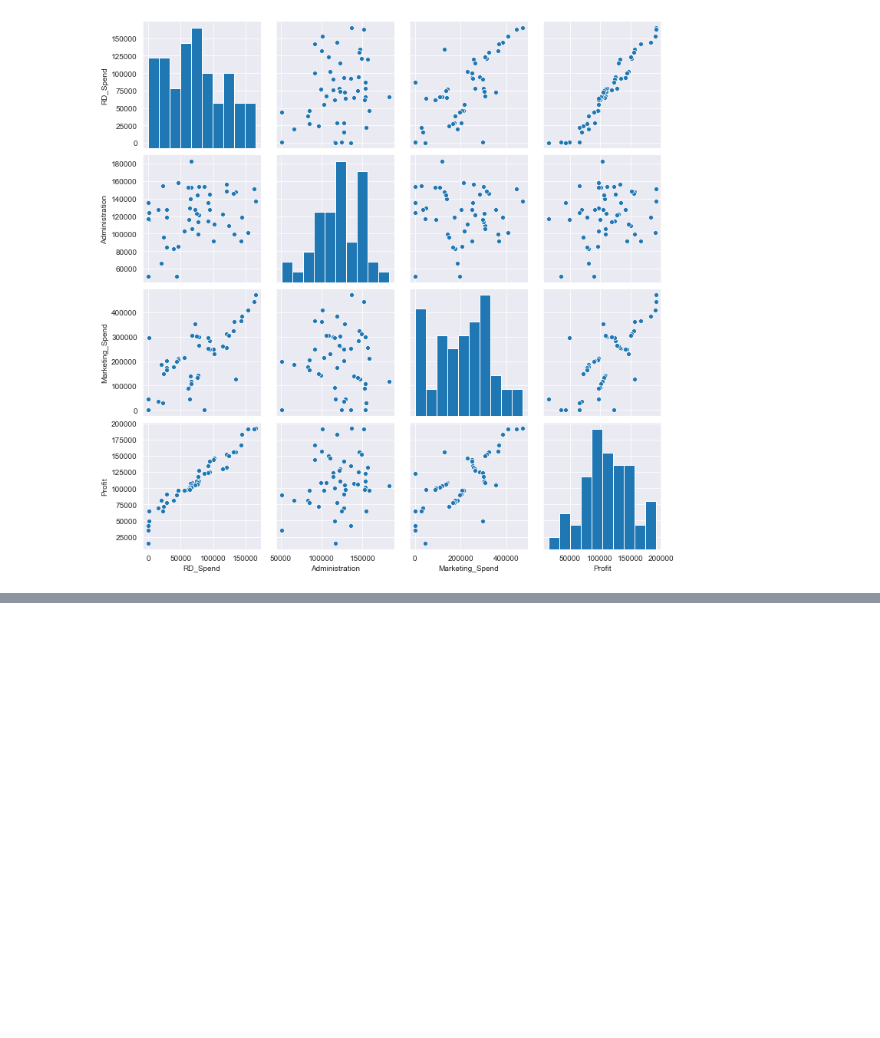
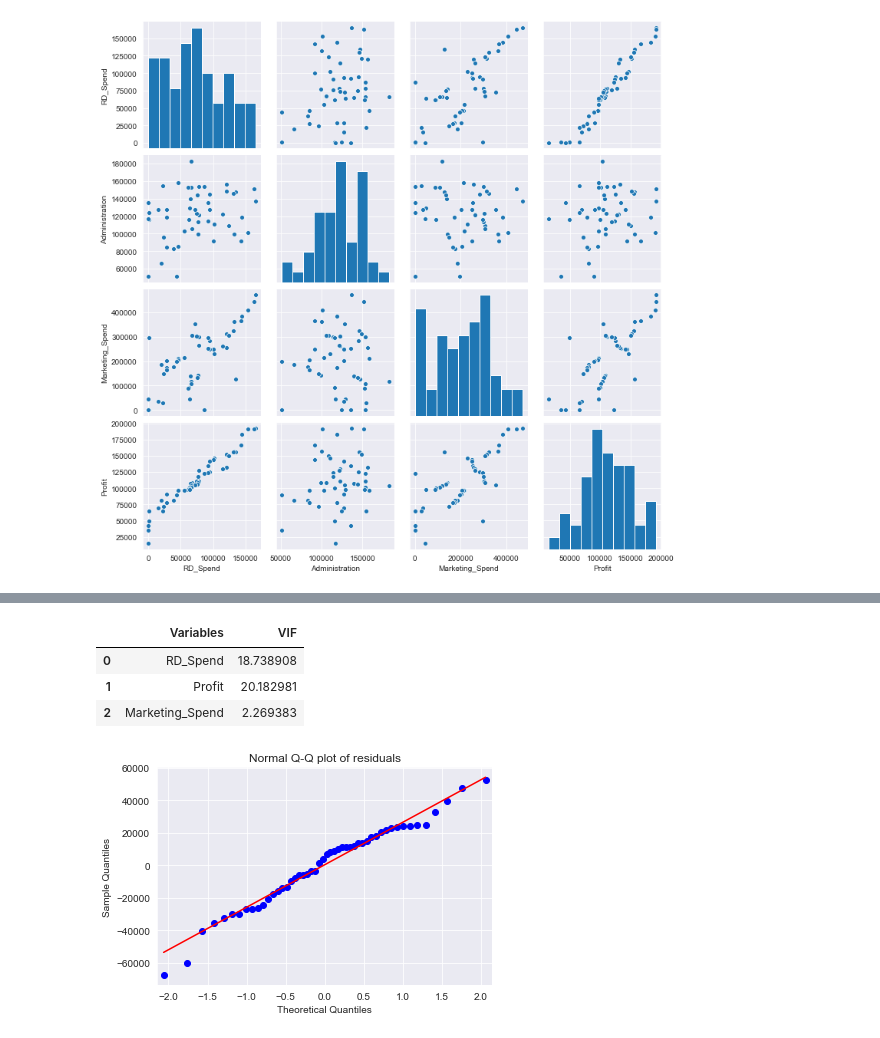
Before and after one commit to Meghagaik/Assignments, a Jupyter notebook: MultiLinearRegression_proble_statement(50_startups).ipynb, the cells around one changed output, grey strips where cells are left out. Drawn from its saved outputs; the diff is of its cells as text; code cells hidden in the pictures; blank space fills up the shorter version.

```diff
--- a/MultiLinearRegression_proble_statement(50_startups).ipynb
+++ b/MultiLinearRegression_proble_statement(50_startups).ipynb
@@ -95,0 +228,36 @@ dtype: float64
+# %%
+#Calculating VIF
+
+
+rsq_sp = smf.ols('RD_Spend~Profit+Marketing_Spend+State',data=data1).fit().rsquared
+vif_sp = 1/(1-rsq_sp) # 16.33
+
+rsq_pr = smf.ols('Profit~RD_Spend+Marketing_Spend+State',data=data1).fit().rsquared
+vif_pr = 1/(1-rsq_pr) # 564.98
+
+rsq_ms = smf.ols('Marketing_Spend~Profit+RD_Spend',data=data1).fit().rsquared
+vif_ms = 1/(1-rsq_ms) #  564.84
+
+#rsq_st = smf.ols('State~Profit+MarketingSpend+Spend',data=startup).fit().rsquared
+#vif_st = 1/(1-rsq_st) #  16.35
+
+
+# Storing vif values in a data frame
+d1 = {'Variables':['RD_Spend','Profit','Marketing_Spend'],'VIF':[vif_sp,vif_pr,vif_ms]}
+Vif_frame = pd.DataFrame(d1)
+Vif_frame
+# %% [output]
+|  | Variables | VIF |
+| 0 | RD_Spend | 18.738908 |
+| 1 | Profit | 20.182981 |
+| 2 | Marketing_Spend | 2.269383 |
+# %%
+#Residual Analysis
+#Test for Normality of Residuals (Q-Q Plot)
+
+import statsmodels.api as sm
+qqplot=sm.qqplot(model.resid,line='q') # line = 45 to draw the diagnoal line
+plt.title("Normal Q-Q plot of residuals")
+plt.show()
+# %% [output]
+[figure, added]
```
Also changed, not shown: parts of 59 cells of this notebook.
